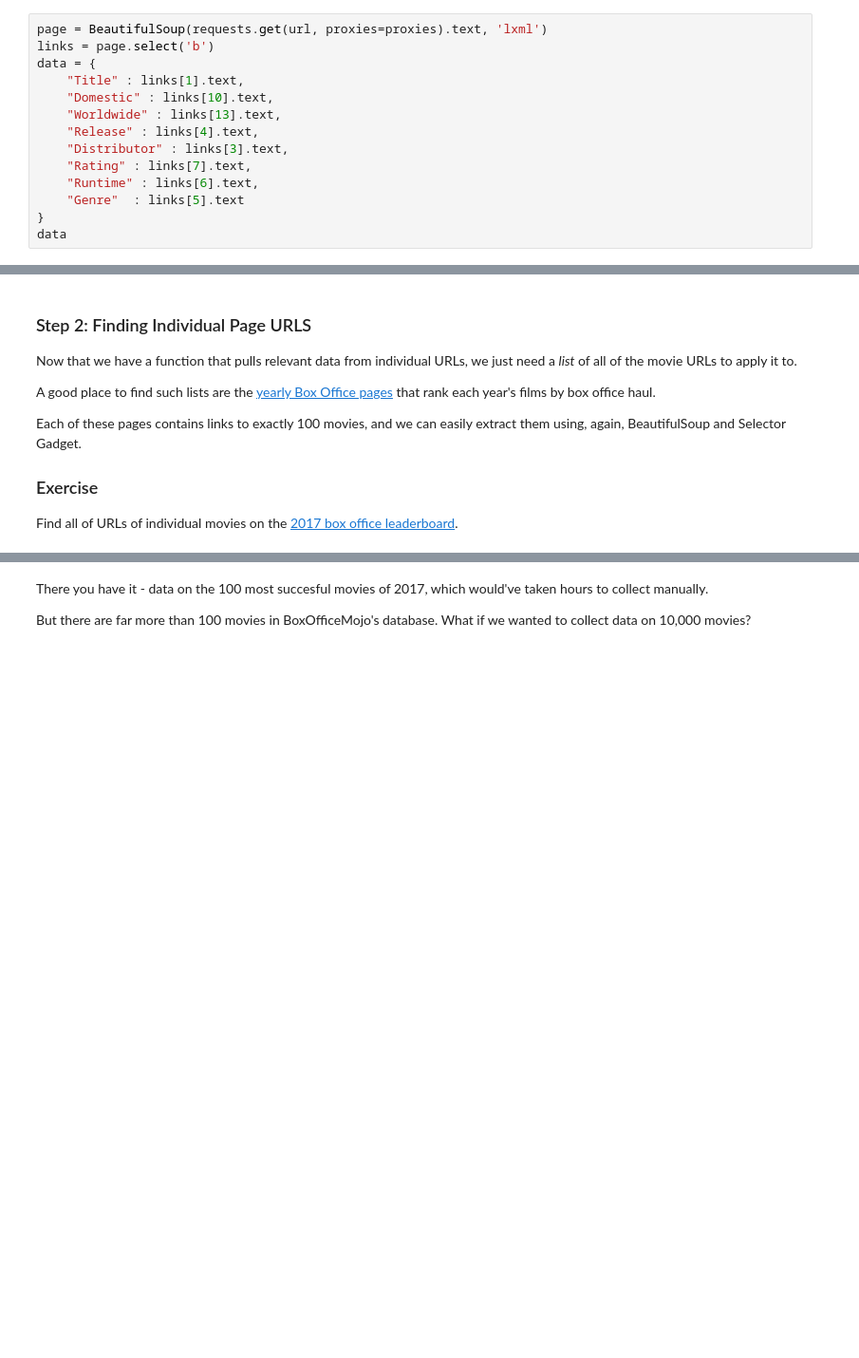
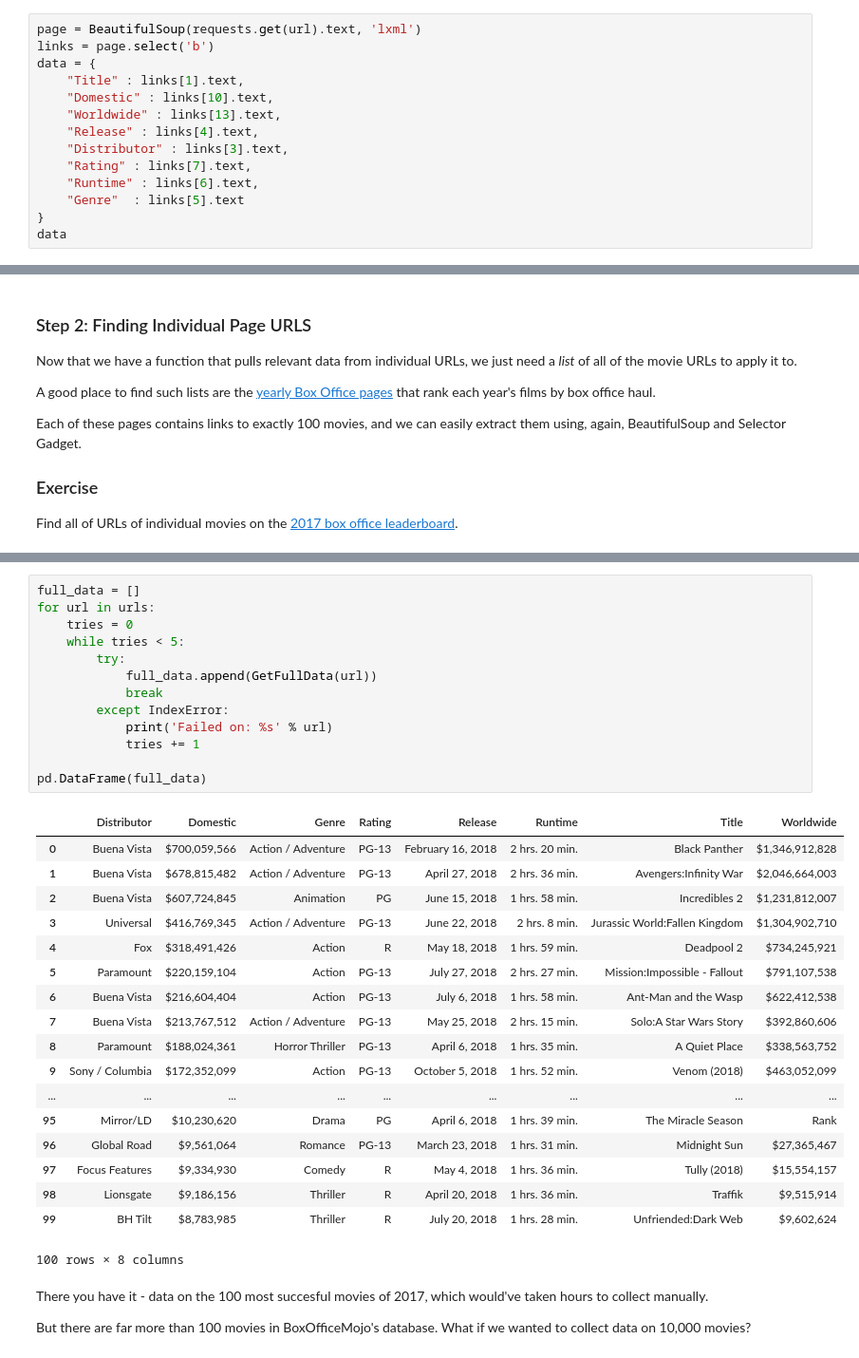
Before and after one commit to mdavish/Python-Course, a Jupyter notebook: 5_Web_Scraping_Solutions.ipynb, the cells around one changed output, grey strips where cells are left out. Shown at 95% size. Drawn from its saved outputs; the diff is of its cells as text; blank space fills up the shorter version.

```diff
--- a/4_Web_Scraping_Solutions.ipynb
+++ b/5_Web_Scraping_Solutions.ipynb
@@ -453,7 +452,7 @@ Index: 151       Text: 4
 # %% [markdown]
 See - every datapoint has an **index** that we can use to build a function.
 # %%
-page = BeautifulSoup(requests.get(url, proxies=proxies).text, 'lxml')
+page = BeautifulSoup(requests.get(url).text, 'lxml')
 links = page.select('b')
 data = {
     "Title" : links[1].text,
@@ -577,3 +565,35 @@ pandas.DataFrame(full_data)
+# %%
+full_data = []
+for url in urls:
+    tries = 0
+    while tries < 5:
+        try:
+            full_data.append(GetFullData(url))
+            break
+        except IndexError:
+            print('Failed on: %s' % url)
+            tries += 1
+
+pd.DataFrame(full_data)
+# %% [output]
+|  | Distributor | Domestic | Genre | Rating | Release | Runtime | Title | Worldwide |
+| 0 | Buena Vista | $700,059,566 | Action / Adventure | PG-13 | February 16, 2018 | 2 hrs. 20 min. | Black Panther | $1,346,912,828 |
+| 1 | Buena Vista | $678,815,482 | Action / Adventure | PG-13 | April 27, 2018 | 2 hrs. 36 min. | Avengers:Infinity War | $2,046,664,003 |
+| 2 | Buena Vista | $607,724,845 | Animation | PG | June 15, 2018 | 1 hrs. 58 min. | Incredibles 2 | $1,231,812,007 |
+| 3 | Universal | $416,769,345 | Action / Adventure | PG-13 | June 22, 2018 | 2 hrs. 8 min. | Jurassic World:Fallen Kingdom | $1,304,902,710 |
+| 4 | Fox | $318,491,426 | Action | R | May 18, 2018 | 1 hrs. 59 min. | Deadpool 2 | $734,245,921 |
+| 5 | Paramount | $220,159,104 | Action | PG-13 | July 27, 2018 | 2 hrs. 27 min. | Mission:Impossible - Fallout | $791,107,538 |
+| 6 | Buena Vista | $216,604,404 | Action | PG-13 | July 6, 2018 | 1 hrs. 58 min. | Ant-Man and the Wasp | $622,412,538 |
+| 7 | Buena Vista | $213,767,512 | Action / Adventure | PG-13 | May 25, 2018 | 2 hrs. 15 min. | Solo:A Star Wars Story | $392,860,606 |
+| 8 | Paramount | $188,024,361 | Horror Thriller | PG-13 | April 6, 2018 | 1 hrs. 35 min. | A Quiet Place | $338,563,752 |
+| 9 | Sony / Columbia | $172,352,099 | Action | PG-13 | October 5, 2018 | 1 hrs. 52 min. | Venom (2018) | $463,052,099 |
+| ... | ... | ... | ... | ... | ... | ... | ... | ... |
+| 95 | Mirror/LD | $10,230,620 | Drama | PG | April 6, 2018 | 1 hrs. 39 min. | The Miracle Season | Rank |
+| 96 | Global Road | $9,561,064 | Romance | PG-13 | March 23, 2018 | 1 hrs. 31 min. | Midnight Sun | $27,365,467 |
+| 97 | Focus Features | $9,334,930 | Comedy | R | May 4, 2018 | 1 hrs. 36 min. | Tully (2018) | $15,554,157 |
+| 98 | Lionsgate | $9,186,156 | Thriller | R | April 20, 2018 | 1 hrs. 36 min. | Traffik | $9,515,914 |
+| 99 | BH Tilt | $8,783,985 | Thriller | R | July 20, 2018 | 1 hrs. 28 min. | Unfriended:Dark Web | $9,602,624 |
+100 rows × 8 columns
 # %% [markdown]
 There you have it - data on the 100 most succesful movies of 2017, which would've taken hours to collect manually.
 
```
Also changed, not shown: parts of 35 cells of this notebook, 4 other files.
